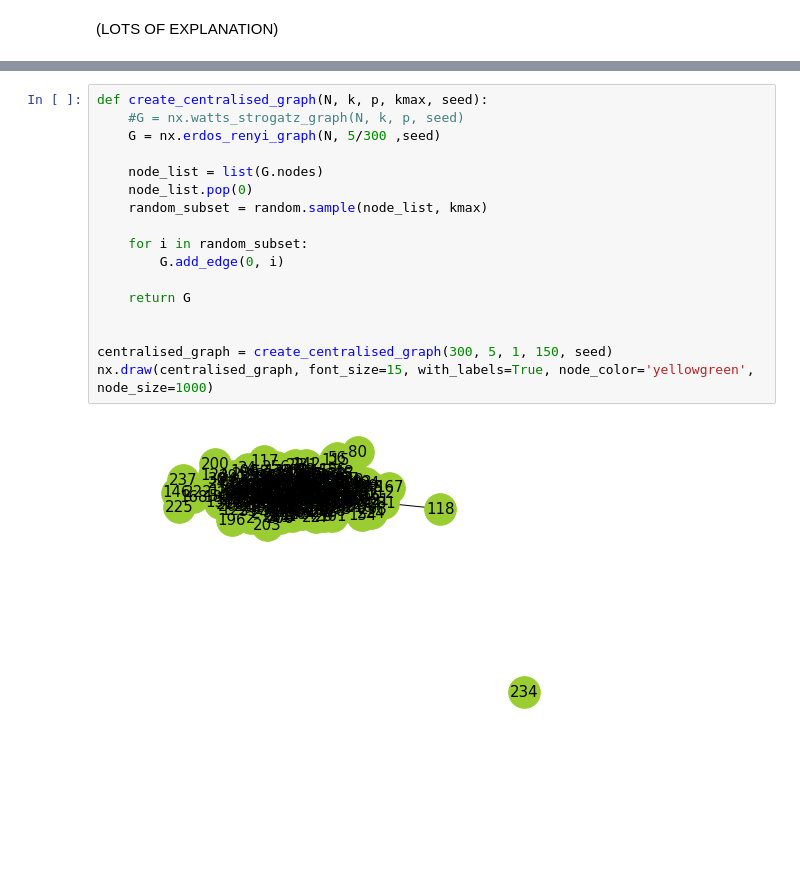
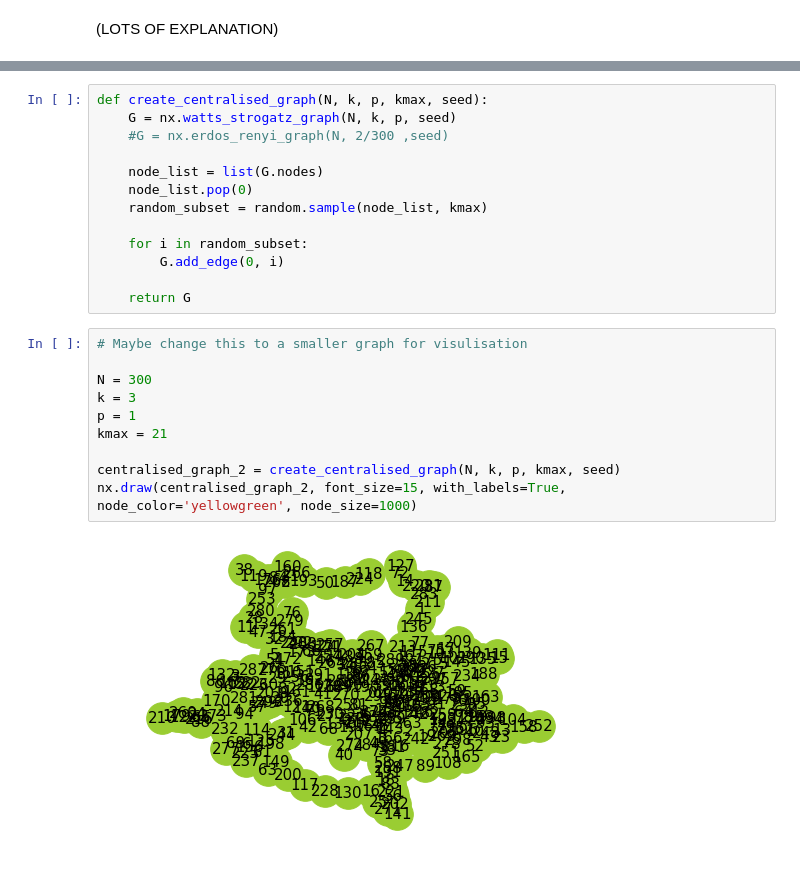
Before and after one commit to DylannBell/complex_networks_attack_tolerance, a Jupyter notebook: CODE/Error & Attack Tolerance Of Complex Networks.ipynb, the cells around one changed output, grey strips where cells are left out. Drawn from its saved outputs; the diff is of its cells as text; blank space fills up the shorter version.

```diff
--- a/CODE/Error & Attack Tolerance Of Complex Networks.ipynb
+++ b/CODE/Error & Attack Tolerance Of Complex Networks.ipynb
@@ -852,7 +784,7 @@ Current node = 8
 # %%
 def create_centralised_graph(N, k, p, kmax, seed):
-    #G = nx.watts_strogatz_graph(N, k, p, seed)
-    G = nx.erdos_renyi_graph(N, 5/300 ,seed)
+    G = nx.watts_strogatz_graph(N, k, p, seed)
+    #G = nx.erdos_renyi_graph(N, 2/300 ,seed)
 
     node_list = list(G.nodes)
     node_list.pop(0)
@@ -862,10 +794,16 @@ def create_centralised_graph(N, k, p, kmax, seed):
         G.add_edge(0, i)
 
     return G
-
-
-centralised_graph = create_centralised_graph(300, 5, 1, 150, seed)
-nx.draw(centralised_graph, font_size=15, with_labels=True, node_color='yellowgreen', node_size=1000)
-# %% [output]
-[figure, removed]
+# %%
+# Maybe change this to a smaller graph for visulisation
+
+N = 300
+k = 3
+p = 1
+kmax = 21
+
+centralised_graph_2 = create_centralised_graph(N, k, p, kmax, seed)
+nx.draw(centralised_graph_2, font_size=15, with_labels=True, node_color='yellowgreen', node_size=1000)
+# %% [output]
+[figure, added]
 # %%
```
Also changed, not shown: parts of 14 cells of this notebook.
